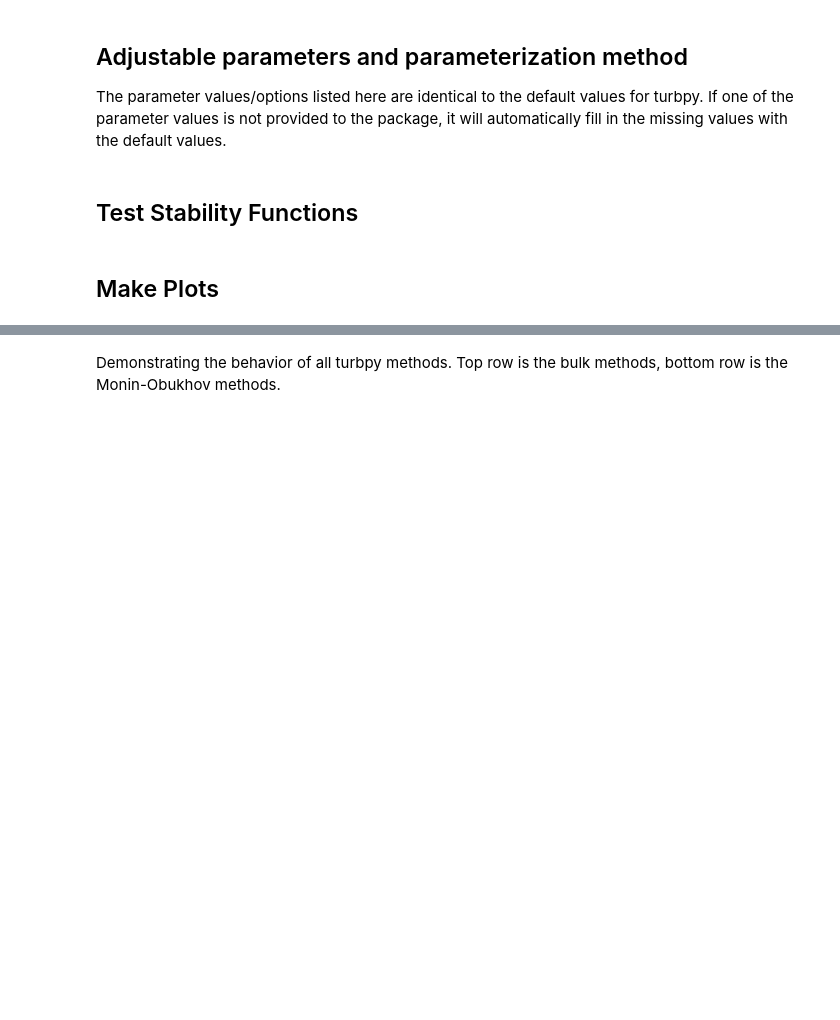
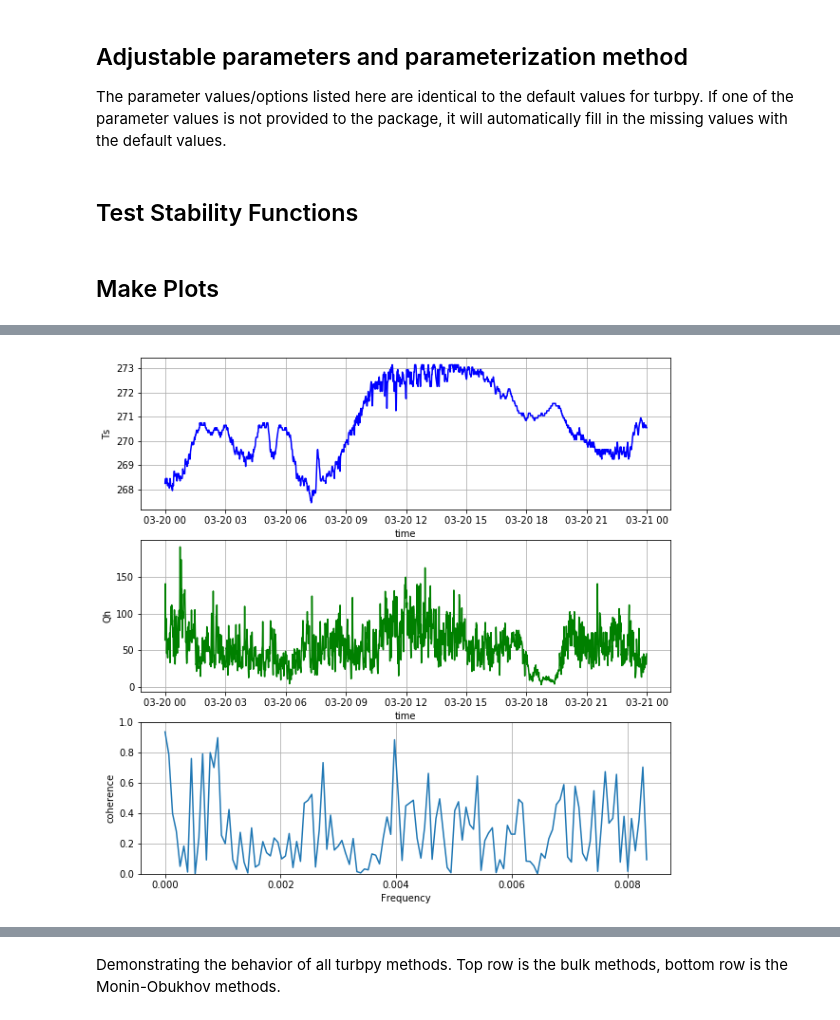
Before and after one commit to moorec52/atmos-boundary-layer, a Jupyter notebook: TF.turbpyDemonstration_sp.ipynb, the cells around one changed output, grey strips where cells are left out. Saved outputs shown, nothing was run; the diff lists cells and outputs as text; code cells hidden in the pictures; blank space fills up the shorter version.

```diff
--- a/TF.turbpyDemonstration_sp.ipynb
+++ b/TF.turbpyDemonstration_sp.ipynb
@@ -421,34 +424,36 @@ https://stackoverflow.com/questions/21647120/how-to-use-the-cross-spectral-densi
 n, m = [0,len(datetimes)]
 
 nfft = 256
 dt = 60
 t = np.arange(0, len(datetimes[n:m]), dt)
 r = np.exp(-t/0.05)
 
 # our two signals
 s1 = sfcTemp[n:m] # snow surface temperature, Ts
-s2 = sensible_heat['Standard'][n:m] # Sensible heat flux, Qh
+s2 = sensible_heat['Louis (Ri capped, MJ98)'][n:m] # Sensible heat flux, Qh
 
 plt.figure(figsize=(10,10))
 plt.subplot(311)
 plt.plot(datetimes[n:m], s1, 'b-')
 #plt.xlim(0,5)
 plt.xlabel('time')
 plt.ylabel('Ts')
 plt.grid(True)
 
 plt.subplot(312)
 plt.plot(datetimes[n:m], s2, 'g-')
 #plt.xlim(0,5)
 plt.xlabel('time')
 plt.ylabel('Qh')
 plt.grid(True)
 
 plt.subplot(313)
 cxy, f = plt.cohere(s1, s2, nfft, 1./dt)
 plt.ylim((0,1))
 plt.ylabel('coherence')
 plt.show()
+# %% [output]
+[figure, added]
 # %%
 plt.figure(figsize=(10,5))
 
```
Also changed, not shown: parts of 14 cells of this notebook, 2 other files.
